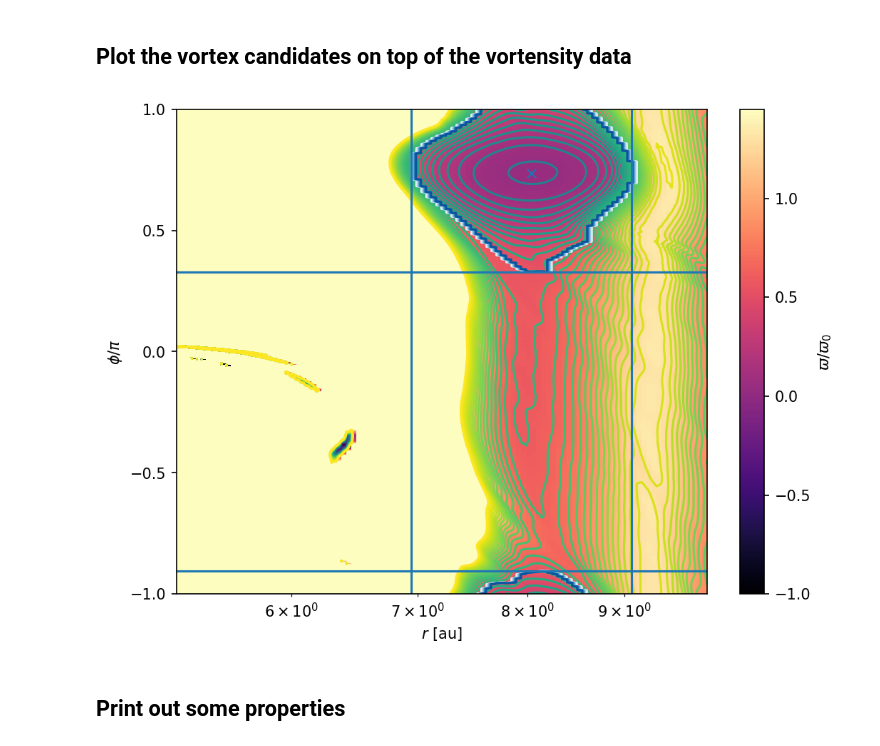
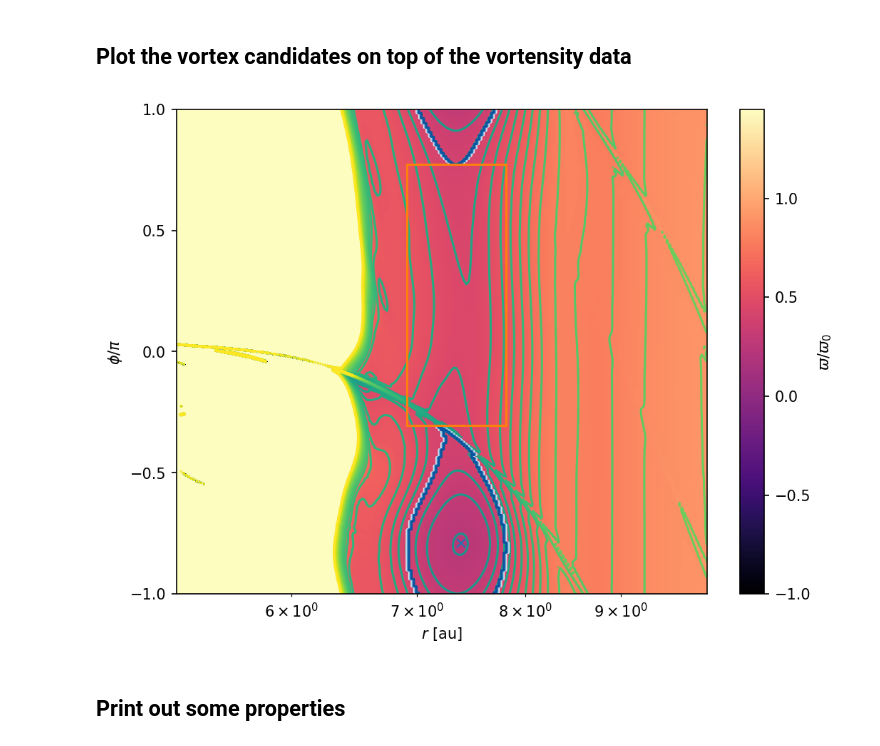
Before and after one commit to rometsch/vortector, a Jupyter notebook: Vortex Detection.ipynb, the cells around one changed output. Saved outputs shown, nothing was run; the diff lists cells and outputs as text; code cells hidden in the pictures.

```diff
--- a/Vortex Detection.ipynb
+++ b/Vortex Detection.ipynb
@@ -17,8 +17,8 @@ import simdata
 
 # hard example
 
-# simid = "306d9f0c"
-# Noutput = 52
+simid = "306d9f0c"
+Noutput = 52
 
 # overlapping with boundary example
 
@@ -30,9 +30,9 @@ import simdata
 # simid = "487fa644"
 # Noutput = 222
 
-# big vortex example
-simid = "3625e016"
-Noutput = 200
+# # big vortex example
+# simid = "3625e016"
+# Noutput = 200
 
 # easy example
 
@@ -67,6 +67,12 @@ Noutput = 200
 # simid = "71cfb245"
 # Noutput = 54
 
+# transition disk example
+# vortex in migration jump paper
+# simid = "d132cf47"
+# Noutput = 524
+
+
 simulation = simdata.SData(simid)
 # %% [markdown]
 ## Vorticity calculation for simdata
@@ -880,6 +1270,9 @@ for n in decendents:
 # %% [markdown]
 ## Get the mass and vortensity inside the candidates
 # %%
+vortensity_area_view = A[vmi:vma]*vortensity[vmi:vma]
+
+
 for contour in candidates.values():
     try:
         mask = contour["mask"]
@@ -906,5 +1299,7 @@ for contour in candidates.values():
         else:
             contour["height"] = contour["phimax"] - contour["phimin"]
 
+        contour["vortensity_flux"] = np.sum(vortensity_area_view[mask])
+
     except (ValueError, KeyError):
         pass
@@ -981,38 +1381,44 @@ for key in set(to_del):
 # %%
 fig, ax = plt.subplots(figsize=(8,6),dpi=150)
 ax.set_xscale("log")
 
 Z = vortensity
 cmap = "magma"
 norm = colors.Normalize(vmin=levels[0], vmax=levels[-1])
 img = ax.pcolormesh(Xc_view, Yc_view/np.pi, vortensity_view,cmap=cmap,norm=norm, rasterized=True)
 
 candidates_list = [c for c in candidates.values()]
 candidates_bak_list = [c for c in candidates_bak.values()]
 
 # for contour in candidates_bak_list:
 #     ax.contour(Xc[vmi:vma,:], Yc[vmi:vma,:], contour["mask"])
 
 ax.contour(Xc_view, Yc_view/np.pi, vortensity_view, levels=levels)
 
 for n, contour in enumerate(candidates_list):
     cmap = "Blues" if n==1 else "Greys"
     ax.contour(Xc_view, Yc_view/np.pi, contour["mask"], cmap="Blues")
     x,y = contour["vortensity_min_pos"]
     ax.plot([x], [y/np.pi], "x")
-    for key in ["rmin", "rmax"]:
-        ax.axvline(contour[key])
-    for key in ["phimin", "phimax"]:
-        ax.axhline(contour[key]/np.pi)
+    rmin = contour["rmin"]
+    rmax = contour["rmax"]
+    phimin = contour["phimin"]/np.pi
+    phimax = contour["phimax"]/np.pi
+    ax.plot([rmin, rmin], [phimin, phimax], color="C1")
+    ax.plot([rmax, rmax], [phimin, phimax], color="C1")
+    ax.plot([rmin, rmax], [phimin, phimin], color="C1")
+    ax.plot([rmin, rmax], [phimax, phimax], color="C1")
+
+
 
 ax.set_xlabel(r"$r$ [au]")
 ax.set_ylabel(r"$\phi / \pi$")
 ax.set_yticks([-1, -0.5, 0, 0.5, 1])
 
 cbar = fig.colorbar(img, ax=ax)
 cbar.set_label(r"$\varpi/\varpi_0$")
 # %% [output]
-[figure, old version]
+[figure, new version]
 # %% [markdown]
 ## Print out some properties
 # %%
```
Also changed, not shown: parts of 39 cells of this notebook.
